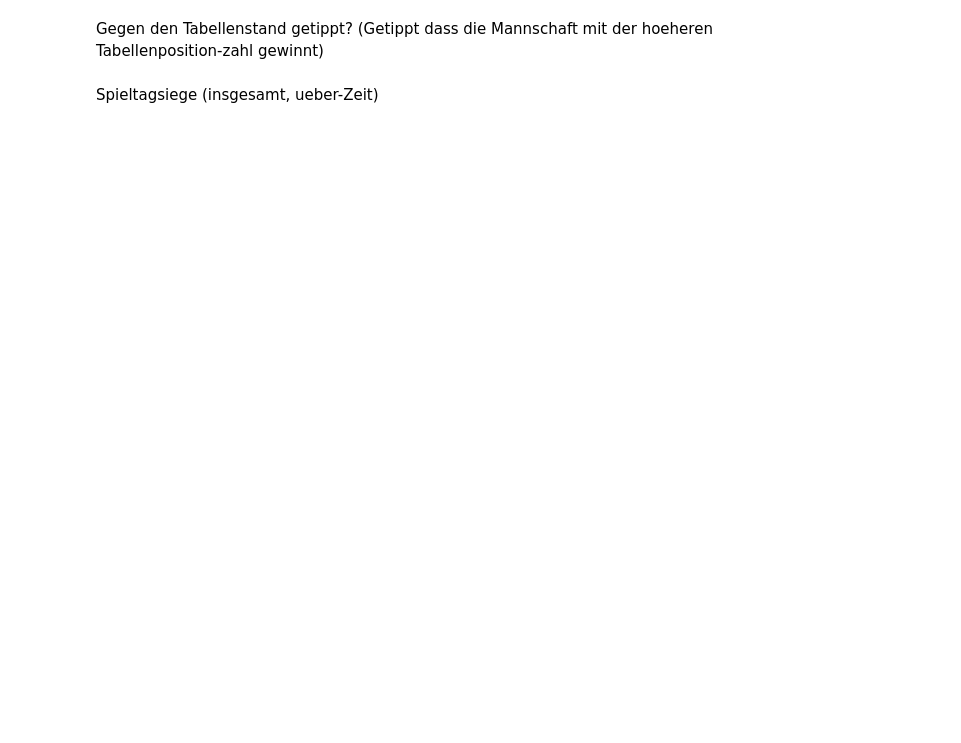
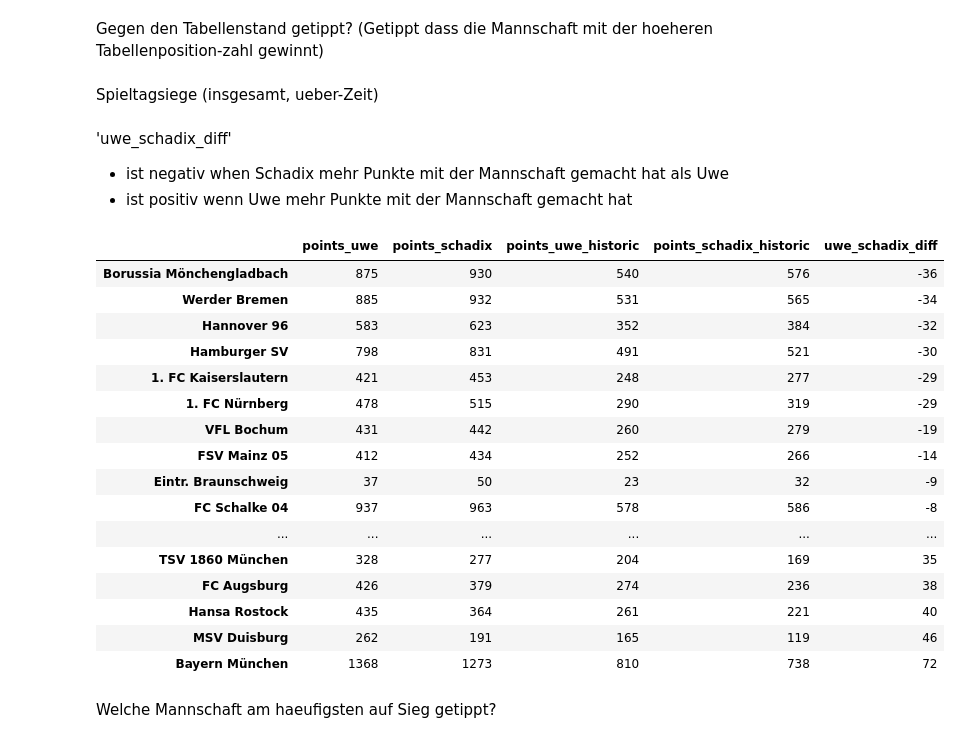
Before and after one commit to Schadix/biertoto_python, a Jupyter notebook: biertoto.ipynb, the cells around one changed output. Cells and saved outputs as stored; diff of their text form; code cells hidden in the pictures; blank space fills up the shorter version.

```diff
--- a/biertoto.ipynb
+++ b/biertoto.ipynb
@@ -591,0 +701,38 @@ Spieltagsiege (insgesamt, ueber-Zeit)
+# %%
+df2 = df.groupby(['Gast']).sum(['points_uwe', 'points_schadix', 'points_schadix_historic', 'points_uwe_historic'])[['points_uwe', 'points_schadix', 'points_uwe_historic', 'points_schadix_historic']]
+df2 = df2.rename(columns={'Gast':'Team'})
+# %%
+#df_points_per_team = pd.concat([df1, df2]).sum().reset_index()
+df_points_per_team = pd.concat([df1, df2])
+# df_points_per_team = pd.merge(df1, df2)
+# %%
+df_points_per_team = df_points_per_team.groupby(df_points_per_team.index).sum()
+# %%
+df_points_per_team['uwe_schadix_diff'] = df_points_per_team['points_uwe_historic'] - df_points_per_team['points_schadix_historic']
+# %% [markdown]
+'uwe_schadix_diff'
+
+* ist negativ when Schadix mehr Punkte mit der Mannschaft gemacht hat als Uwe
+* ist positiv wenn Uwe mehr Punkte mit der Mannschaft gemacht hat
+# %%
+df_points_per_team.sort_values(['uwe_schadix_diff'])
+# %% [output]
+|  | points_uwe | points_schadix | points_uwe_historic | points_schadix_historic | uwe_schadix_diff |
+| Borussia Mönchengladbach | 875 | 930 | 540 | 576 | -36 |
+| Werder Bremen | 885 | 932 | 531 | 565 | -34 |
+| Hannover 96 | 583 | 623 | 352 | 384 | -32 |
+| Hamburger SV | 798 | 831 | 491 | 521 | -30 |
+| 1. FC Kaiserslautern | 421 | 453 | 248 | 277 | -29 |
+| 1. FC Nürnberg | 478 | 515 | 290 | 319 | -29 |
+| VFL Bochum | 431 | 442 | 260 | 279 | -19 |
+| FSV Mainz 05 | 412 | 434 | 252 | 266 | -14 |
+| Eintr. Braunschweig | 37 | 50 | 23 | 32 | -9 |
+| FC Schalke 04 | 937 | 963 | 578 | 586 | -8 |
+| ... | ... | ... | ... | ... | ... |
+| TSV 1860 München | 328 | 277 | 204 | 169 | 35 |
+| FC Augsburg | 426 | 379 | 274 | 236 | 38 |
+| Hansa Rostock | 435 | 364 | 261 | 221 | 40 |
+| MSV Duisburg | 262 | 191 | 165 | 119 | 46 |
+| Bayern München | 1368 | 1273 | 810 | 738 | 72 |
+# %% [markdown]
+Welche Mannschaft am haeufigsten auf Sieg getippt?
```
Also changed, not shown: parts of 26 cells of this notebook, 1 other file.
